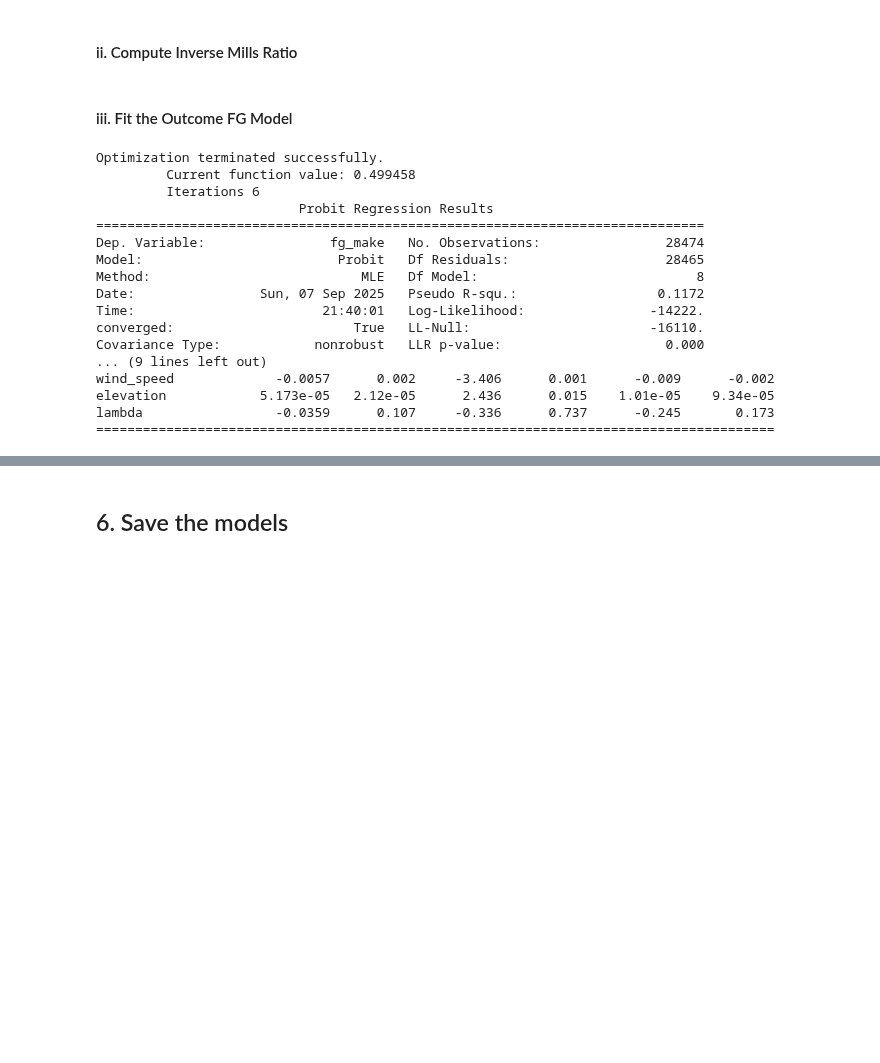
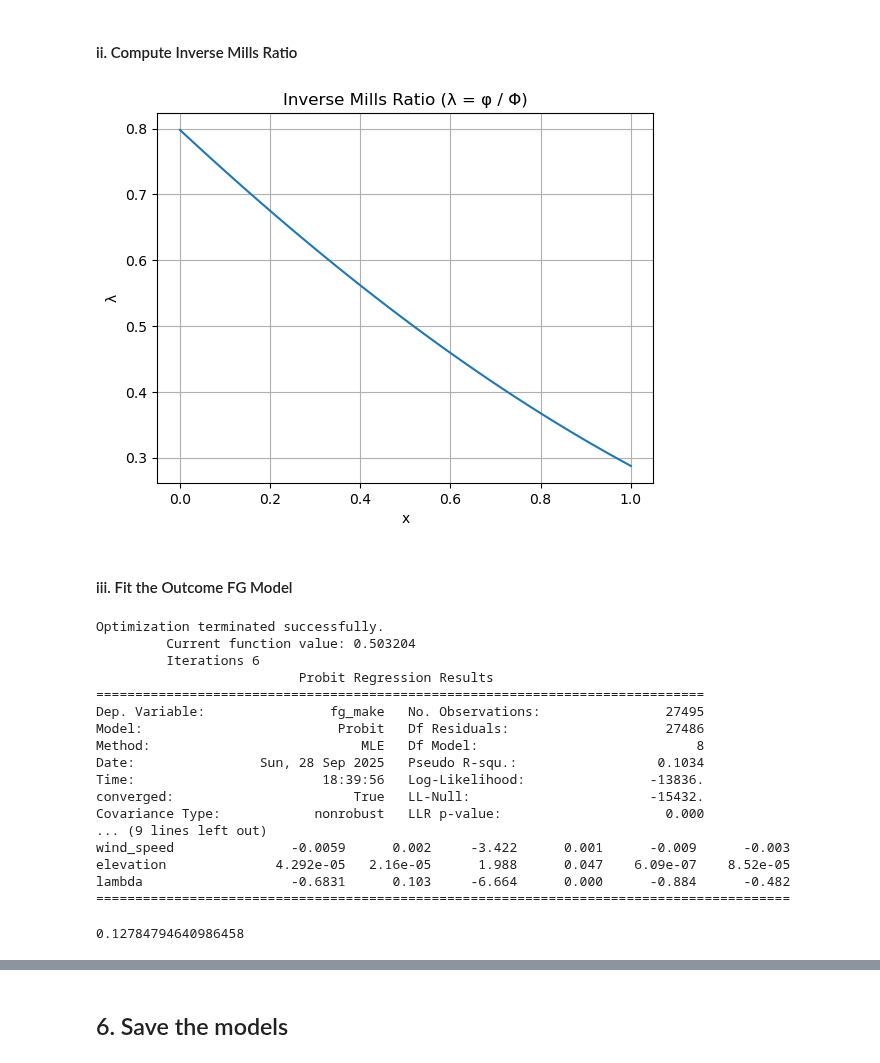
Before and after one commit to lneuendorf/4th-down-models, a Jupyter notebook: notebooks/03_field_goal_heckman_model.ipynb, the cells around one changed output, grey strips where cells are left out. Saved outputs shown, nothing was run; the diff lists cells and outputs as text; code cells hidden in the pictures; blank space fills up the shorter version.

Commit message:
improvements to fg model

```diff
--- a/notebooks/03_field_goal_heckman_model.ipynb
+++ b/notebooks/03_field_goal_heckman_model.ipynb
@@ -686,5 +722,17 @@ W_gamma = df.loc[attempts, 'probit_score']
 phi = norm.pdf(W_gamma)
 Phi = norm.cdf(W_gamma)
 df.loc[attempts, 'lambda'] = phi / Phi
+# %%
+# plot phi/Phi
+x = np.linspace(0, 1, 100)
+y = norm.pdf(x) / norm.cdf(x)
+plt.plot(x, y)
+plt.title('Inverse Mills Ratio (λ = φ / Φ)')
+plt.xlabel('x')
+plt.ylabel('λ')
+plt.grid()
+plt.show()
+# %% [output]
+[figure, added]
 # %% [markdown]
 #### iii. Fit the Outcome FG Model
@@ -691,9 +741,14 @@ df.loc[attempts, 'lambda'] = phi / Phi
 # %%
 # Features for outcome model
 outcome_features = [
-    'yards_to_goal', 'score_diff', 'pregame_offense_elo',
-    'pregame_defense_elo', 'pressure_rating',
-    'wind_speed', 'elevation', 'lambda'
+    'season',
+    'yards_to_goal_squared',
+    'pregame_offense_elo',
+    'pregame_defense_elo',
+    'pressure_rating',
+    'wind_speed',
+    'elevation',
+    'lambda'
 ]
 
 X_out = df.loc[attempts, outcome_features].copy()
@@ -705,22 +760,40 @@ outcome_model = sm.Probit(y_out, X_out).fit()
 print(outcome_model.summary())
 # %% [output]
 Optimization terminated successfully.
-         Current function value: 0.499458
+         Current function value: 0.503204
          Iterations 6
                           Probit Regression Results
 ==============================================================================
-Dep. Variable:                fg_make   No. Observations:                28474
-Model:                         Probit   Df Residuals:                    28465
+Dep. Variable:                fg_make   No. Observations:                27495
+Model:                         Probit   Df Residuals:                    27486
 Method:                           MLE   Df Model:                            8
-Date:                Sun, 07 Sep 2025   Pseudo R-squ.:                  0.1172
-Time:                        21:40:01   Log-Likelihood:                -14222.
-converged:                       True   LL-Null:                       -16110.
+Date:                Sun, 28 Sep 2025   Pseudo R-squ.:                  0.1034
+Time:                        18:39:56   Log-Likelihood:                -13836.
+converged:                       True   LL-Null:                       -15432.
 Covariance Type:            nonrobust   LLR p-value:                     0.000
 ... (9 lines left out)
-wind_speed             -0.0057      0.002     -3.406      0.001      -0.009      -0.002
-elevation            5.173e-05   2.12e-05      2.436      0.015    1.01e-05    9.34e-05
-lambda                 -0.0359      0.107     -0.336      0.737      -0.245       0.173
-=======================================================================================
+wind_speed               -0.0059      0.002     -3.422      0.001      -0.009      -0.003
+elevation              4.292e-05   2.16e-05      1.988      0.047    6.09e-07    8.52e-05
+lambda                   -0.6831      0.103     -6.664      0.000      -0.884      -0.482
+=========================================================================================
+# %%
+vals =  {
+    "const": 1,
+    "season": 2015,
+    "yards_to_goal": 45**2, # 62 yard fg
+    # "score_diff": 0,
+    "pregame_offense_elo": 2868.2571287269125,
+    "pregame_defense_elo": 3485.8178804883173,
+    "pressure_rating": 0,
+    "wind_speed": 0.0,
+    "elevation": 172.5047302,
+    "lambda": 0.7281473913286698
+  }
+
+X_new = pd.DataFrame([vals])
+outcome_model.predict(X_new).values[0]
+# %% [output]
+0.12784794640986458
 # %%
 df['pred_make_prob_probit'] = np.nan
 df.loc[attempts, 'pred_make_prob_probit'] = outcome_model.predict(X_out)
```
Also changed, not shown: parts of 20 cells of this notebook.
